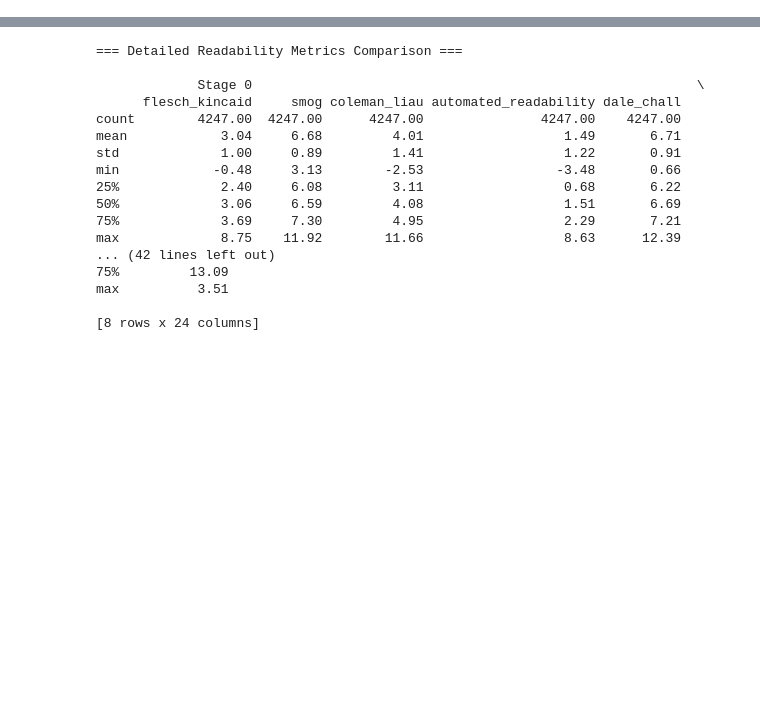
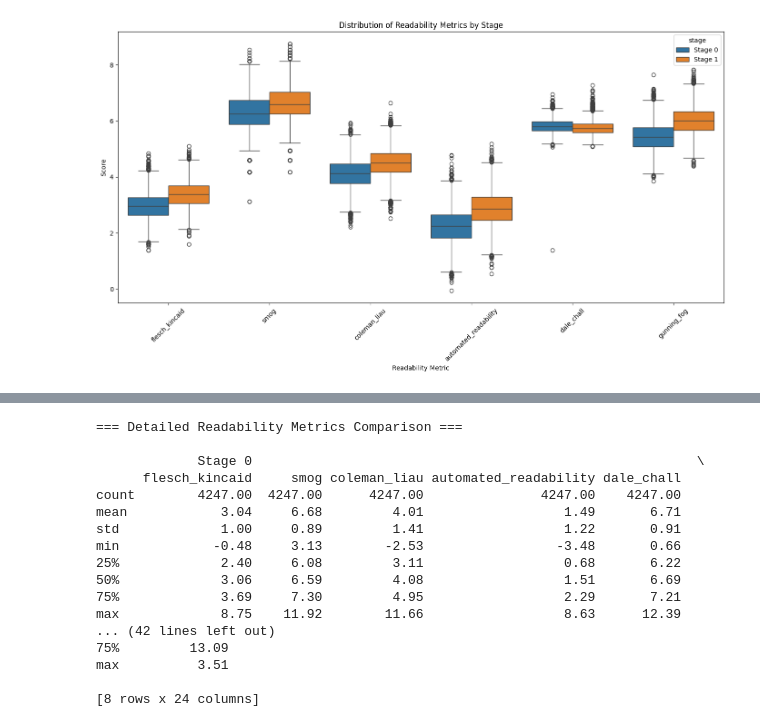
Before and after one commit to tpavankalyan/CurLL, a Jupyter notebook: src/data/analyse_data.ipynb, the cells around one changed output, grey strips where cells are left out. Saved outputs shown, nothing was run; the diff lists cells and outputs as text; code cells hidden in the pictures; blank space fills up the shorter version.

Commit message:
instruction data cleaning

```diff
--- a/src/data/analyse_data.ipynb
+++ b/src/data/analyse_data.ipynb
@@ -15,0 +73,27 @@ with open("/datadrive/pavan/az_storage/data_unorganized/stages/stage1/raw/contex
+# %%
+# Set seed for reproducibility
+random.seed(42)
+
+def concat_instruction_response(example):
+    return {
+        "output": example["instruction"] + "\n\n" + example["response"]
+    }
+
+
+# Extract 'output' column
+texts_0 = ds0.map(concat_instruction_response)['output']
+texts_1 = ds1.map(concat_instruction_response)['output']
+
+# Random sampling of 500 samples
+sampled_0 = random.sample(texts_0, 50000)
+sampled_1 = random.sample(texts_1, 50000)
+# %%
+merged_sampled_0 = [
+    "\n\n".join(sampled_0[i:i + 10])
+    for i in range(0, len(sampled_0), 10)
+]
+
+merged_sampled_1 = [
+    "\n\n".join(sampled_1[i:i + 10])
+    for i in range(0, len(sampled_1), 10)
+]
@@ -15,0 +104,7 @@ with open("/datadrive/pavan/az_storage/data_unorganized/stages/stage1/raw/contex
+# %%
+stats0 = [compute_metrics(text) for text in tqdm(merged_sampled_0, desc="Processing stage0")]
+stats1 = [compute_metrics(text) for text in tqdm(merged_sampled_1, desc="Processing stage1")]
+
+# Convert to DataFrames
+df0 = pd.DataFrame(stats0)
+df1 = pd.DataFrame(stats1)
@@ -15,0 +150,12 @@ with open("/datadrive/pavan/az_storage/data_unorganized/stages/stage1/raw/contex
+# %%
+plt.figure(figsize=(14, 8))
+merged_df = pd.concat([df0.assign(stage="Stage 0"), df1.assign(stage="Stage 1")])
+sns.boxplot(data=merged_df.melt(id_vars="stage"), x="variable", y="value", hue="stage")
+plt.xticks(rotation=45)
+plt.title("Distribution of Readability Metrics by Stage")
+plt.ylabel("Score")
+plt.xlabel("Readability Metric")
+plt.tight_layout()
+plt.show()
+# %% [output]
+[figure, added]
```
Also changed, not shown: parts of 12 cells of this notebook, 2 other files.
